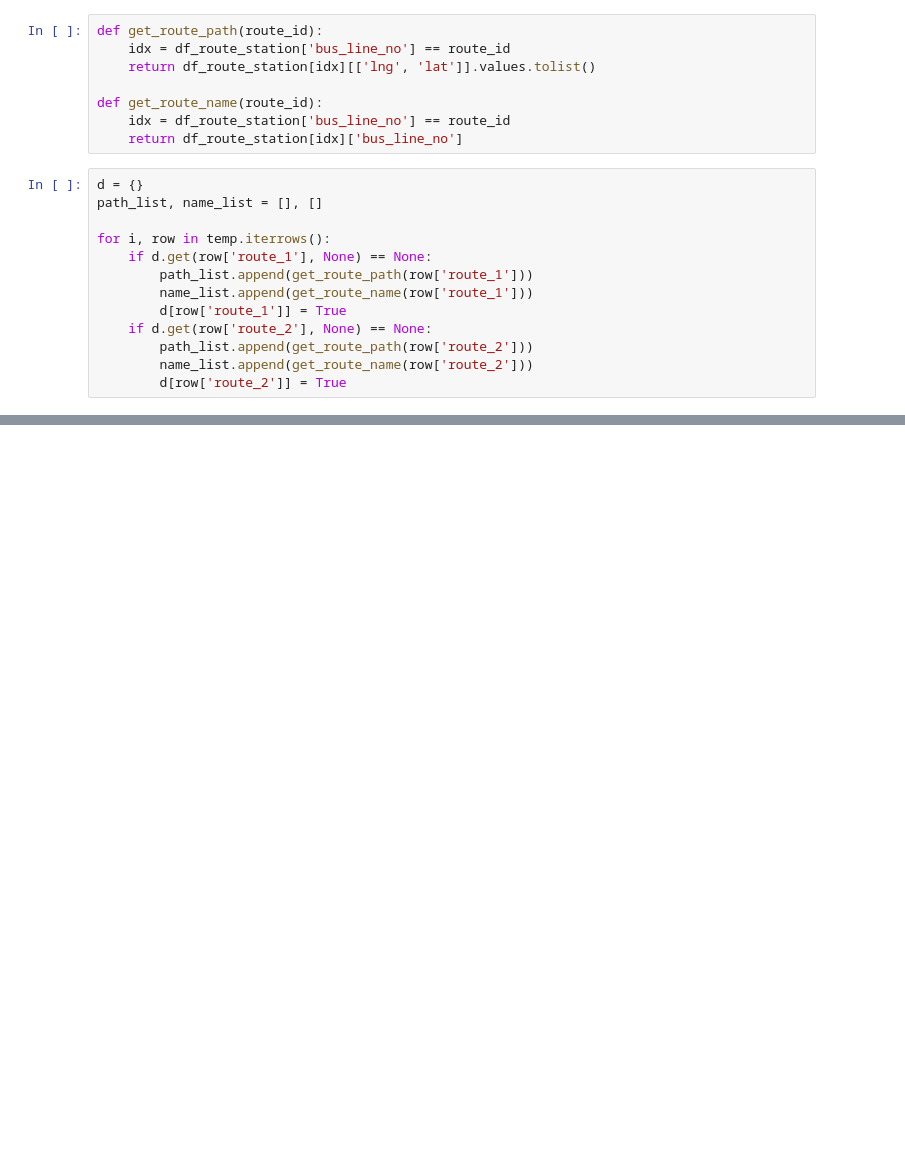
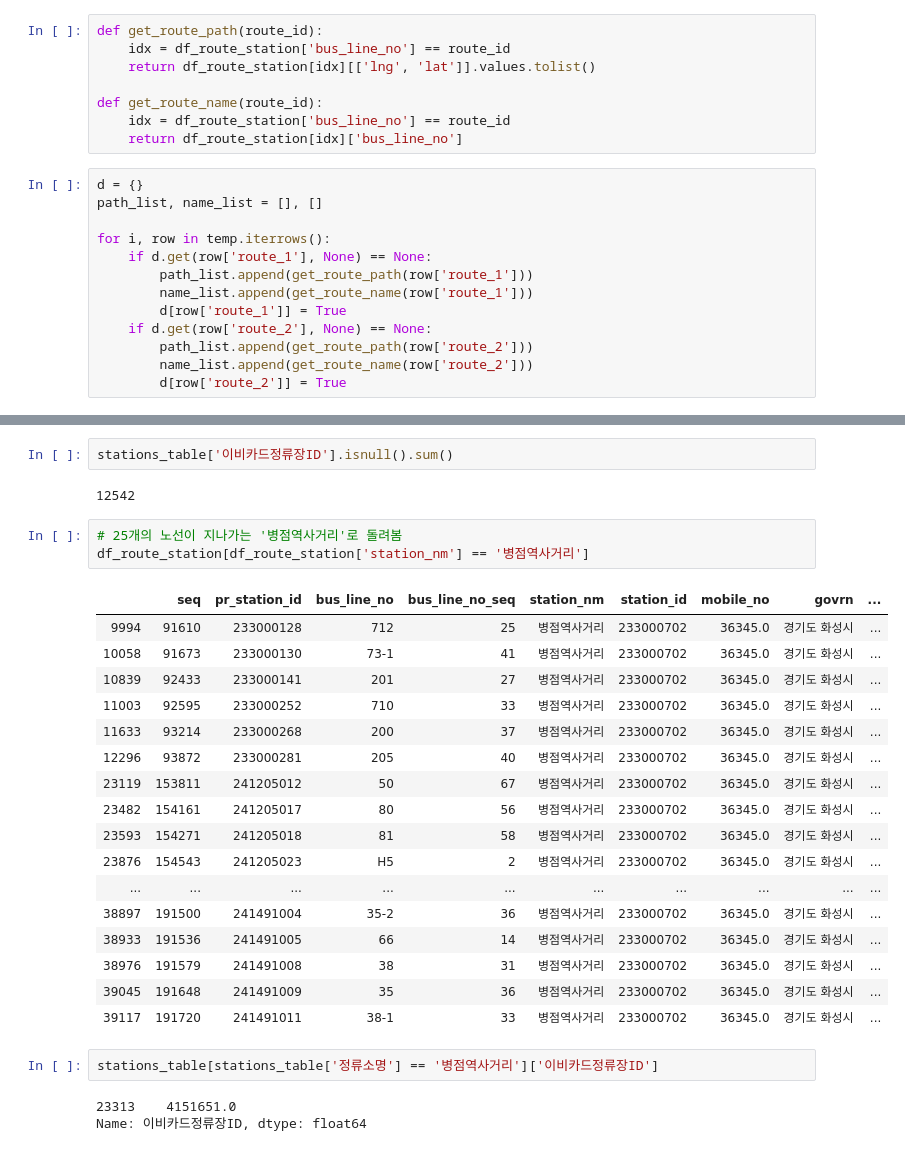
Before and after one commit to danbi5228/H_Bus, a Jupyter notebook: 중복도와 중복된 노선 이용량 구하기.ipynb, the cells around one changed output, grey strips where cells are left out. Cells and saved outputs as stored; diff of their text form; blank space fills up the shorter version.

```diff
--- a/중복도.ipynb
+++ b/중복도와 중복된 노선 이용량 구하기.ipynb
@@ -290,0 +522,30 @@ draw_path(path_list, name_list, colors=[[255, 233, 0]]*len(path_list), opacity=0
+# %%
+stations_table['이비카드정류장ID'].isnull().sum()
+# %% [output]
+12542
+# %%
+# 25개의 노선이 지나가는 '병점역사거리'로 돌려봄
+df_route_station[df_route_station['station_nm'] == '병점역사거리']
+# %% [output]
+|  | seq | pr_station_id | bus_line_no | bus_line_no_seq | station_nm | station_id | mobile_no | govrn | ... |
+| 9994 | 91610 | 233000128 | 712 | 25 | 병점역사거리 | 233000702 | 36345.0 | 경기도 화성시 | ... |
+| 10058 | 91673 | 233000130 | 73-1 | 41 | 병점역사거리 | 233000702 | 36345.0 | 경기도 화성시 | ... |
+| 10839 | 92433 | 233000141 | 201 | 27 | 병점역사거리 | 233000702 | 36345.0 | 경기도 화성시 | ... |
+| 11003 | 92595 | 233000252 | 710 | 33 | 병점역사거리 | 233000702 | 36345.0 | 경기도 화성시 | ... |
+| 11633 | 93214 | 233000268 | 200 | 37 | 병점역사거리 | 233000702 | 36345.0 | 경기도 화성시 | ... |
+| 12296 | 93872 | 233000281 | 205 | 40 | 병점역사거리 | 233000702 | 36345.0 | 경기도 화성시 | ... |
+| 23119 | 153811 | 241205012 | 50 | 67 | 병점역사거리 | 233000702 | 36345.0 | 경기도 화성시 | ... |
+| 23482 | 154161 | 241205017 | 80 | 56 | 병점역사거리 | 233000702 | 36345.0 | 경기도 화성시 | ... |
+| 23593 | 154271 | 241205018 | 81 | 58 | 병점역사거리 | 233000702 | 36345.0 | 경기도 화성시 | ... |
+| 23876 | 154543 | 241205023 | H5 | 2 | 병점역사거리 | 233000702 | 36345.0 | 경기도 화성시 | ... |
+| ... | ... | ... | ... | ... | ... | ... | ... | ... | ... |
+| 38897 | 191500 | 241491004 | 35-2 | 36 | 병점역사거리 | 233000702 | 36345.0 | 경기도 화성시 | ... |
+| 38933 | 191536 | 241491005 | 66 | 14 | 병점역사거리 | 233000702 | 36345.0 | 경기도 화성시 | ... |
+| 38976 | 191579 | 241491008 | 38 | 31 | 병점역사거리 | 233000702 | 36345.0 | 경기도 화성시 | ... |
+| 39045 | 191648 | 241491009 | 35 | 36 | 병점역사거리 | 233000702 | 36345.0 | 경기도 화성시 | ... |
+| 39117 | 191720 | 241491011 | 38-1 | 33 | 병점역사거리 | 233000702 | 36345.0 | 경기도 화성시 | ... |
+# %%
+stations_table[stations_table['정류소명'] == '병점역사거리']['이비카드정류장ID']
+# %% [output]
+23313    4151651.0
+Name: 이비카드정류장ID, dtype: float64
```
Also changed, not shown: parts of 32 cells of this notebook.
